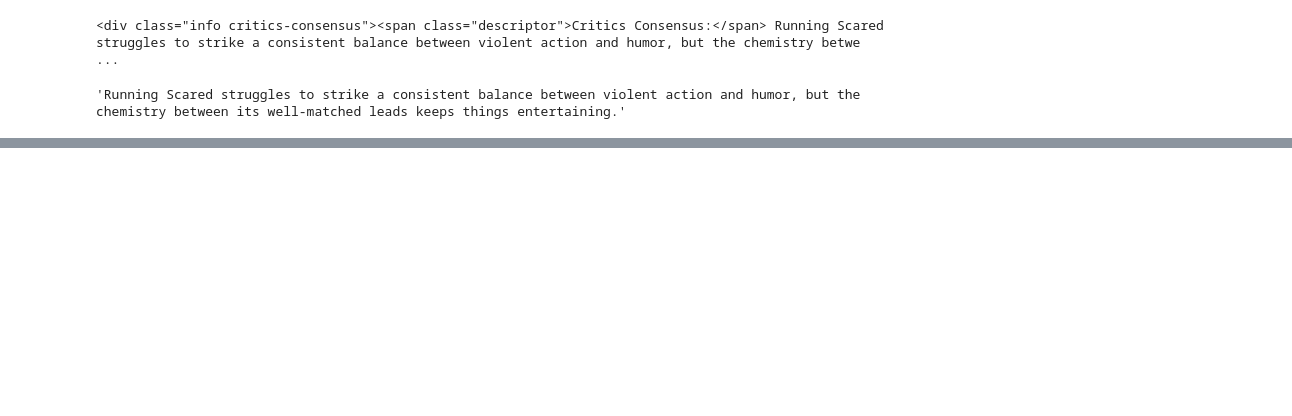
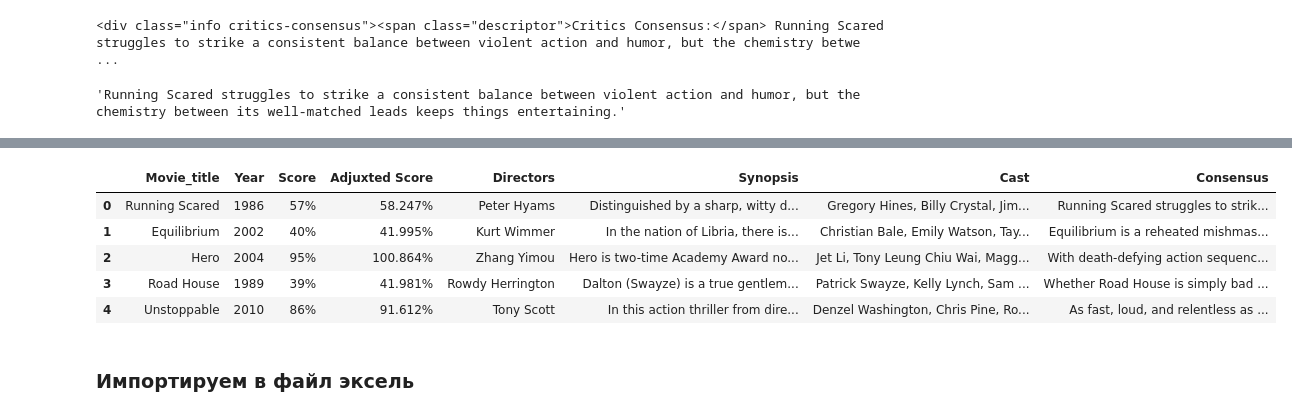
Before and after one commit to arl9kin/Python_data, a Jupyter notebook: api/rottentomatoes.ipynb, the cells around one changed output, grey strips where cells are left out. Drawn from its saved outputs; the diff is of its cells as text; code cells hidden in the pictures; blank space fills up the shorter version.

```diff
--- a/api/rottentomatoes.ipynb
+++ b/api/rottentomatoes.ipynb
@@ -234,0 +531,12 @@ cons_text
+# %%
+pd.set_option('display.max_colwidth', -1)
+movies_info.head()
+# %% [output]
+|  | Movie_title | Year | Score | Adjuxted Score | Directors | Synopsis | Cast | Consensus |
+| 0 | Running Scared | 1986 | 57% | 58.247% | Peter Hyams | Distinguished by a sharp, witty d... | Gregory Hines, Billy Crystal, Jim... | Running Scared struggles to strik... |
+| 1 | Equilibrium | 2002 | 40% | 41.995% | Kurt Wimmer | In the nation of Libria, there is... | Christian Bale, Emily Watson, Tay... | Equilibrium is a reheated mishmas... |
+| 2 | Hero | 2004 | 95% | 100.864% | Zhang Yimou | Hero is two-time Academy Award no... | Jet Li, Tony Leung Chiu Wai, Magg... | With death-defying action sequenc... |
+| 3 | Road House | 1989 | 39% | 41.981% | Rowdy Herrington | Dalton (Swayze) is a true gentlem... | Patrick Swayze, Kelly Lynch, Sam ... | Whether Road House is simply bad ... |
+| 4 | Unstoppable | 2010 | 86% | 91.612% | Tony Scott | In this action thriller from dire... | Denzel Washington, Chris Pine, Ro... | As fast, loud, and relentless as ... |
+# %% [markdown]
+### Импортируем в файл эксель
```
Also changed, not shown: parts of 38 cells of this notebook.
